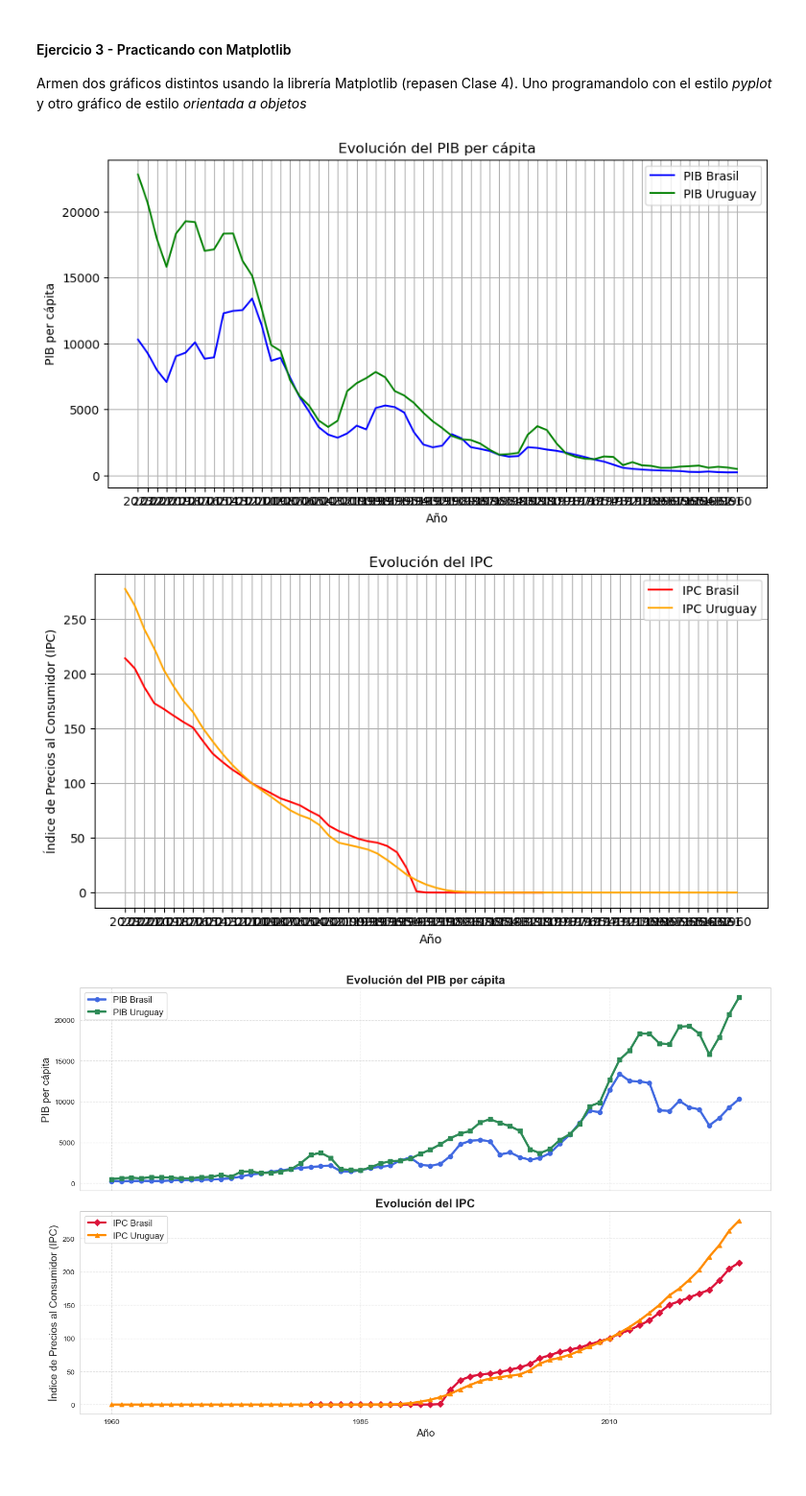
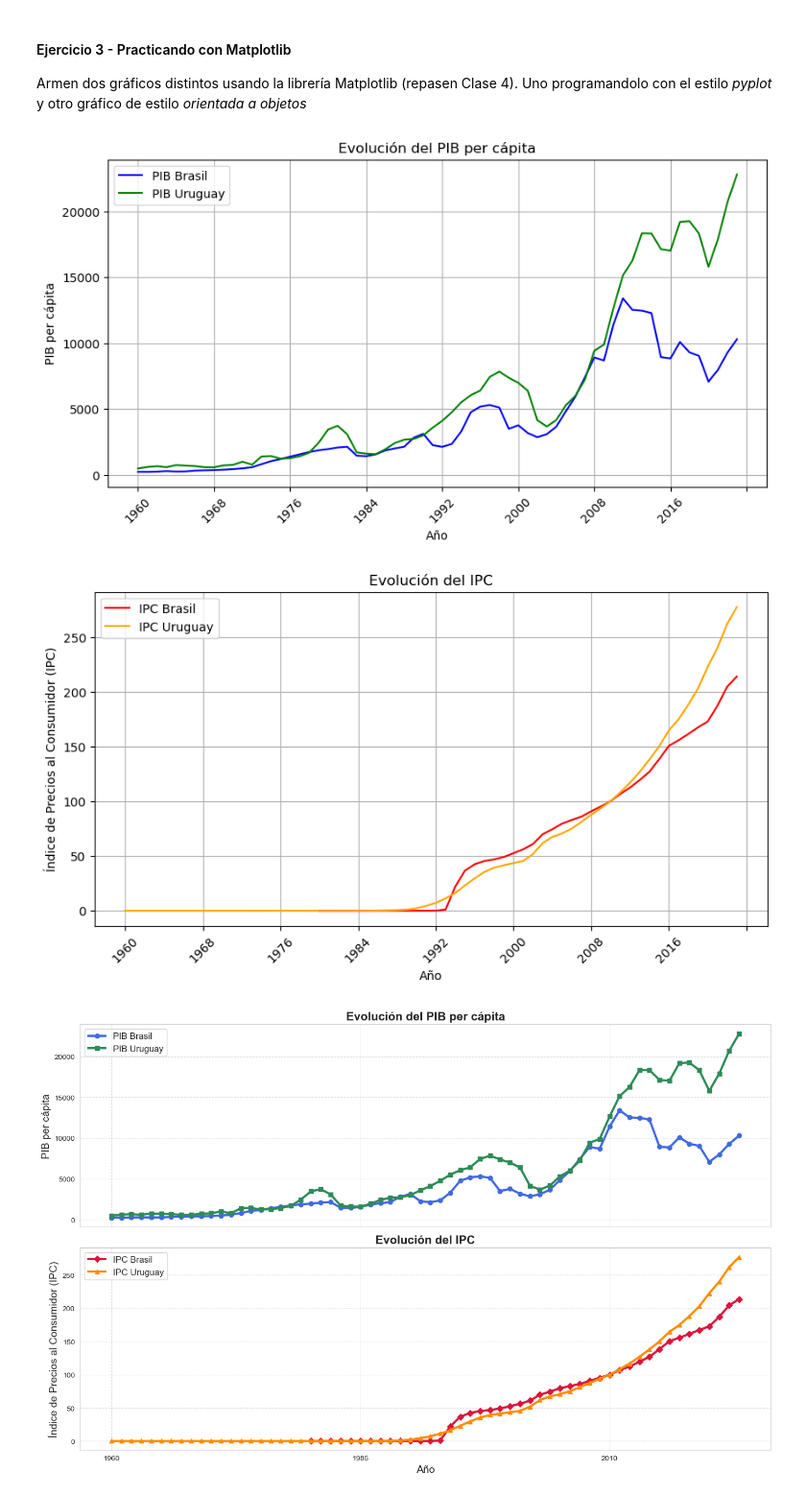
Before and after one commit to MaxiPetrini/BigDataUBA-Grupo16, a Jupyter notebook: TP1-UBA.ipynb, the cells around one changed output. Shown at 96% size. Cells and saved outputs as stored; diff of their text form; code cells hidden in the pictures; blank space fills up the shorter version.

```diff
--- a/TP1-UBA.ipynb
+++ b/TP1-UBA.ipynb
@@ -110,29 +110,41 @@ Armen dos gráficos distintos usando la librería Matplotlib (repasen Clase 4).
 # %%
 # Resolver acá estilo pyplot
 
 import matplotlib.pyplot as plt
+
+datos_brasil = datos_brasil.sort_index()
+datos_uruguay = datos_uruguay.sort_index()
+
 plt.figure(figsize=(10, 5))
 plt.plot(datos_brasil.index, datos_brasil["PIB per cápita"], label="PIB Brasil", color='blue')
 plt.plot(datos_uruguay.index, datos_uruguay["PIB per cápita"], label="PIB Uruguay", color='green')
+
 plt.ylabel("PIB per cápita")
 plt.xlabel("Año")
 plt.title("Evolución del PIB per cápita")
 plt.legend()
 plt.grid()
+
+plt.gca().xaxis.set_major_locator(ticker.MaxNLocator(integer=True))
+plt.xticks(rotation=45)
 plt.show()
 
 plt.figure(figsize=(10, 5))
 plt.plot(datos_brasil.index, datos_brasil["Indice de Precios al Consumidor"], label="IPC Brasil", color='red')
 plt.plot(datos_uruguay.index, datos_uruguay["Indice de Precios al Consumidor"], label="IPC Uruguay", color='orange')
+
 plt.ylabel("Índice de Precios al Consumidor (IPC)")
 plt.xlabel("Año")
 plt.title("Evolución del IPC")
 plt.legend()
 plt.grid()
+
+plt.gca().xaxis.set_major_locator(ticker.MaxNLocator(integer=True))
+plt.xticks(rotation=45)
 plt.show()
 # %% [output]
-[figure, old version]
+[figure, new version]
-[figure, old version]
+[figure, new version]
 # %%
 # Resolver acá estilo orientado-objetos
 # Tip: aprovechar este estilo de programar una figura para hacerlo más lindo
```
